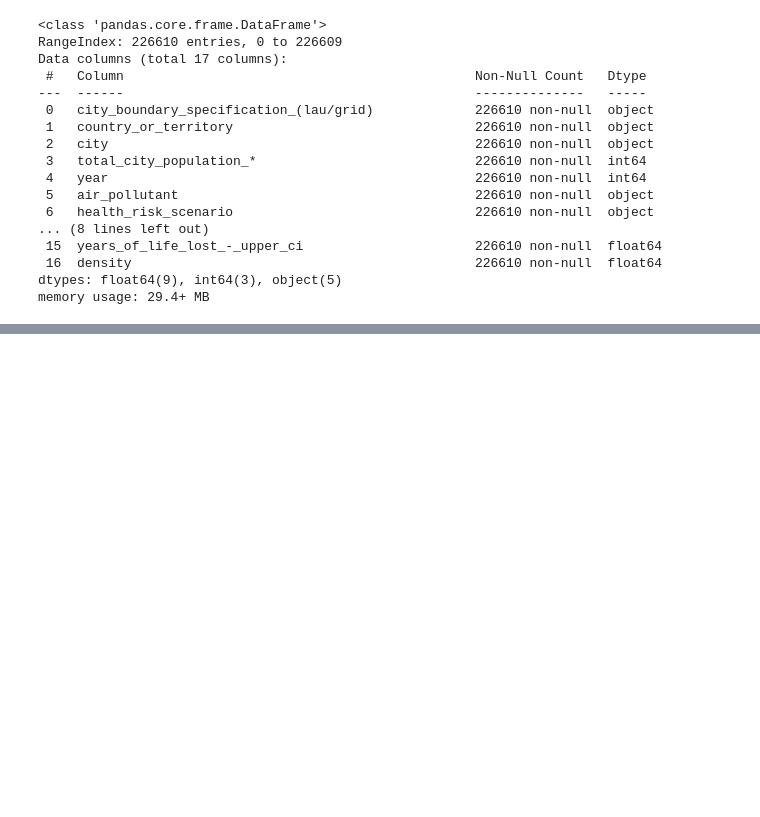
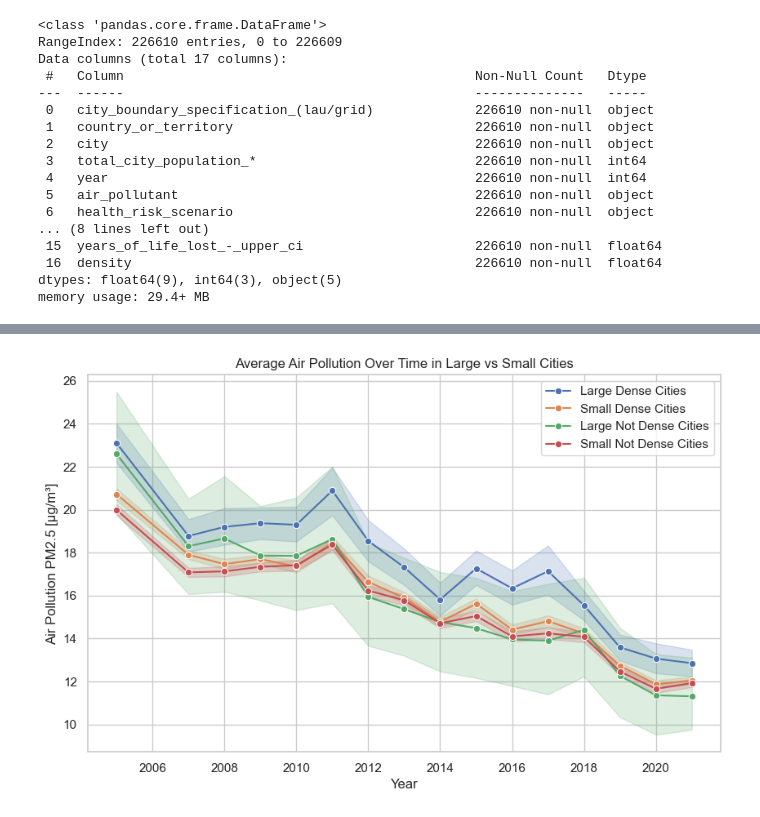
Before and after one commit to mauurits/ironhack_gpw3, a Jupyter notebook: notebooks/Merged Notebook Group 5.ipynb, the cells around one changed output, grey strips where cells are left out. Cells and saved outputs as stored; diff of their text form; code cells hidden in the pictures; blank space fills up the shorter version.

```diff
--- a/notebooks/Merged Notebook Group 5.ipynb
+++ b/notebooks/Merged Notebook Group 5.ipynb
@@ -267 +445,3 @@ df.head(10)
+# %%
+df = df_cleanedgpw3
 # %%
@@ -278,0 +486,17 @@ NameError: name 'df' is not defined
+# %%
+plt.figure(figsize=(10, 6))
+
+sns.lineplot(x='year', y='air_pollution_population_weighted_average_[ug/m3]', data=df_large_dense, marker='o', label='Large Dense Cities')
+sns.lineplot(x='year', y='air_pollution_population_weighted_average_[ug/m3]', data=df_small_dense, marker='o', label='Small Dense Cities')
+sns.lineplot(x='year', y='air_pollution_population_weighted_average_[ug/m3]', data=df_large_nondense, marker='o', label='Large Not Dense Cities')
+sns.lineplot(x='year', y='air_pollution_population_weighted_average_[ug/m3]', data=df_small_nondense, marker='o', label='Small Not Dense Cities')
+
+plt.title('Average Air Pollution Over Time in Large vs Small Cities')
+plt.xlabel('Year')
+plt.ylabel('Air Pollution PM2.5 [µg/m³]')
+plt.grid(True)
+plt.legend()
+# plt.savefig('average air pollution over time large vs small.jpeg', format='jpeg', dpi=300)
+plt.show()
+# %% [output]
+[figure, added]
```
Also changed, not shown: parts of 40 cells of this notebook, 2 other files.
